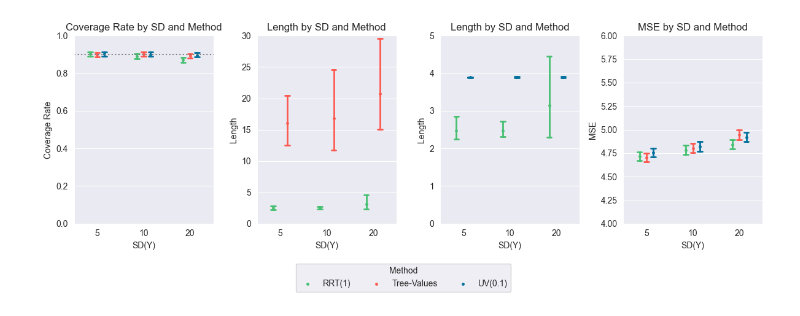
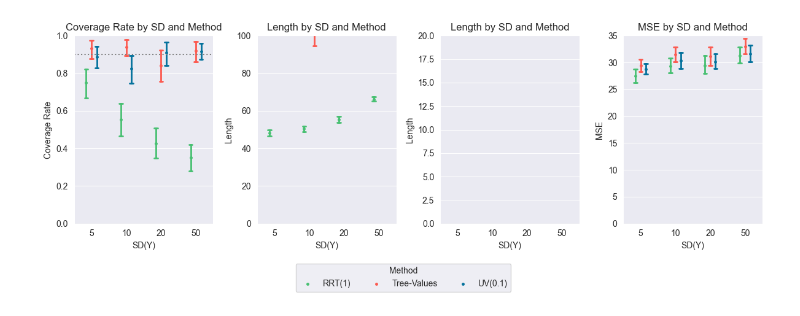
Before and after one commit to yiling-h/SI-CART, a Jupyter notebook: Simulations/Results/vary_p/plotting_p.ipynb, the cells around one changed output. Drawn from its saved outputs; the diff is of its cells as text; code cells hidden in the pictures.

Commit message:
Vary p & signal

```diff
--- a/Simulations/Results/vary_p/plotting_p.ipynb
+++ b/Simulations/Results/vary_p/plotting_p.ipynb
@@ -5,9 +5,10 @@ import numpy as np
 import pandas as pd
 import seaborn as sns
 # %%
-n_task_per_file = 25
-n_files = 20
-base_dir = "vary_p_denser_"
+n_task_per_file = 50
+n_files = 10
+#base_dir = "vary_p_denser_"
+base_dir = "prop/vary_p_"
 files_list = []
 for i in range(n_files):
     dir = base_dir + str(i*n_task_per_file) + "_"  + str((i+1)*n_task_per_file) + ".pkl"
@@ -19,7 +20,7 @@ for f_dir in files_list:
     oper_char_i = joblib.load(f_dir)
     oper_char_df = pd.concat([oper_char_df, pd.DataFrame(oper_char_i)])
 # %%
-oper_char_df = oper_char_df[oper_char_df['p']<50]
+#oper_char_df = oper_char_df[oper_char_df['p']<50]
 # %%
 oper_char_df.index = range(oper_char_df.shape[0])
 # %%
@@ -44,34 +45,34 @@ for i, metric in enumerate(metrics):
     if i == 1:
         oper_char_df_i = oper_char_df[oper_char_df['Method'] != "UV(0.1)"]
     elif i == 2:
         oper_char_df_i = oper_char_df[oper_char_df['Method'] != "Tree-Values"]
     sns.pointplot(x='p', y=metric, hue='Method', data=oper_char_df_i, ax=axes[i],
                   dodge=0.3, linestyle='none', markersize=1.5,
                   err_kws={'linewidth': 2}, capsize=0.1, palette=my_palette)
     axes[i].set_title(f'{metric} by SD and Method')
     axes[i].set_xlabel('SD(Y)')
     #axes[i].set_ylabel(metric if i == 0 else '')  # Only set ylabel on the first plot for clarity
     axes[i].legend(title='Method', loc='upper right')
     if metric == "Coverage Rate":
         axes[i].set_ylim(0.,1)
         axes[i].axhline(y=0.9, linestyle='dotted', color='grey')
     elif i == 1:
-        axes[i].set_ylim(0,30)
+        axes[i].set_ylim(0,100)
     elif i == 2:
-        axes[i].set_ylim(0,5)
+        axes[i].set_ylim(0,20)
     elif metric == "MSE":
-        axes[i].set_ylim(4,6)
+        axes[i].set_ylim(0,35)
 
 # Remove legends from individual subplots
 for ax in axes:
     ax.legend_.remove()
 
 # Create a shared legend for the figure
 handles, labels = axes[0].get_legend_handles_labels()
 fig.legend(handles, labels, title="Method", loc="upper center", bbox_to_anchor=(0.5, 0), ncol=3)
 
 # Adjust layout and display
 plt.tight_layout()
 plt.show()
 # %% [output]
-[figure, old version]
+[figure, new version]
```
Also changed, not shown: parts of 3 cells of this notebook, 25 other files.
